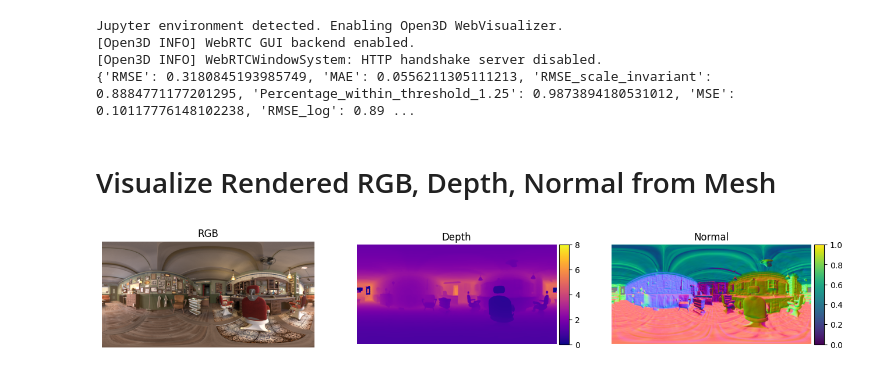
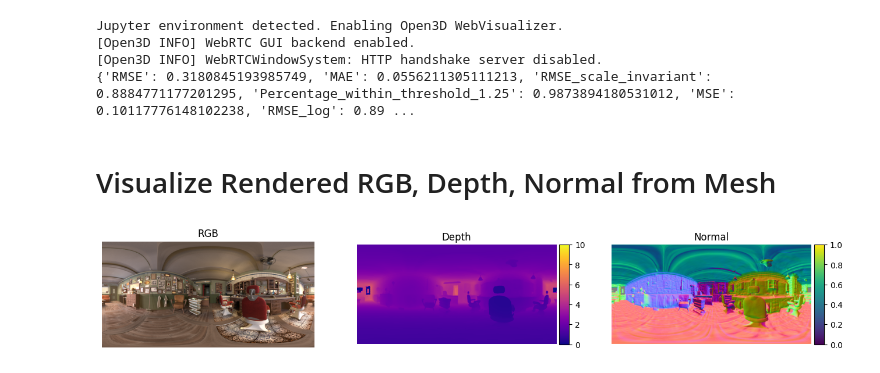
Before and after one commit to gsisaoki/Omnidirectional_Blender_3D_Dataset, a Jupyter notebook: eval_demo.ipynb, the cells around one changed output. Cells and saved outputs as stored; diff of their text form; code cells hidden in the pictures.

```diff
--- a/eval_demo.ipynb
+++ b/eval_demo.ipynb
@@ -7,8 +7,8 @@ from utils.eval_depth import *
 import glob
 
 ply_path = f'/path/to/reconstructed/mesh.ply'
-camera_path = sorted(glob.glob('/path/to/OB3D/barbershop/Egocentric/cameras/*.json'))[0]
-gt_depth_path = sorted(glob.glob('/path/to/OB3D/barbershop/Egocentric/depths/*.exr'))[0]
+camera_path = sorted(glob.glob('/path/to/OB3D//barbershop/Egocentric/cameras/*.json'))[0]
+gt_depth_path = sorted(glob.glob('/path/to/OB3D//barbershop/Egocentric/depths/*.exr'))[0]
 depth_map, normal_map = equirectangular_renderer_from_mesh(ply_path, camera_path, width=1600, height=800)
 depth_map_gt = np.array(read_exr_depth(gt_depth_path)).astype(np.float32)
 depth_metrics = calculate_metrics(depth_map, depth_map_gt, depth_max_value=8.0)
@@ -18,13 +18,13 @@ Jupyter environment detected. Enabling Open3D WebVisualizer.
 [Open3D INFO] WebRTC GUI backend enabled.
 [Open3D INFO] WebRTCWindowSystem: HTTP handshake server disabled.
 {'RMSE': 0.3180845193985749, 'MAE': 0.0556211305111213, 'RMSE_scale_invariant': 0.8884771177201295, 'Percentage_within_threshold_1.25': 0.9873894180531012, 'MSE': 0.10117776148102238, 'RMSE_log': 0.89 ...
-# %% [markdown]
-# Visualize Rendered RGB, Depth, Normal from Mesh
-# %%
-from PIL import Image
-from utils.visualize import visualize_rgb_depth_normal
-gt_rgb_path = sorted(glob.glob('/path/to/OB3D/barbershop/Egocentric/images/*.png'))[0]
-rgb = np.array(Image.open(gt_rgb_path))
-visualize_rgb_depth_normal(rgb, depth_map, normal_map, visualize_depth_max=8.0)
-# %% [output]
-[figure, removed]
+# %% [markdown]
+# Visualize Rendered RGB, Depth, Normal from Mesh
+# %%
+from PIL import Image
+from utils.visualize import visualize_rgb_depth_normal
+gt_rgb_path = sorted(glob.glob('/path/to/OB3D/barbershop/Egocentric/images/*.png'))[0]
+rgb = np.array(Image.open(gt_rgb_path))
+visualize_rgb_depth_normal(rgb, depth_map, normal_map, visualize_depth_max=10.0)
+# %% [output]
+[figure, added]
```
Also changed, not shown: parts of 2 cells of this notebook.
